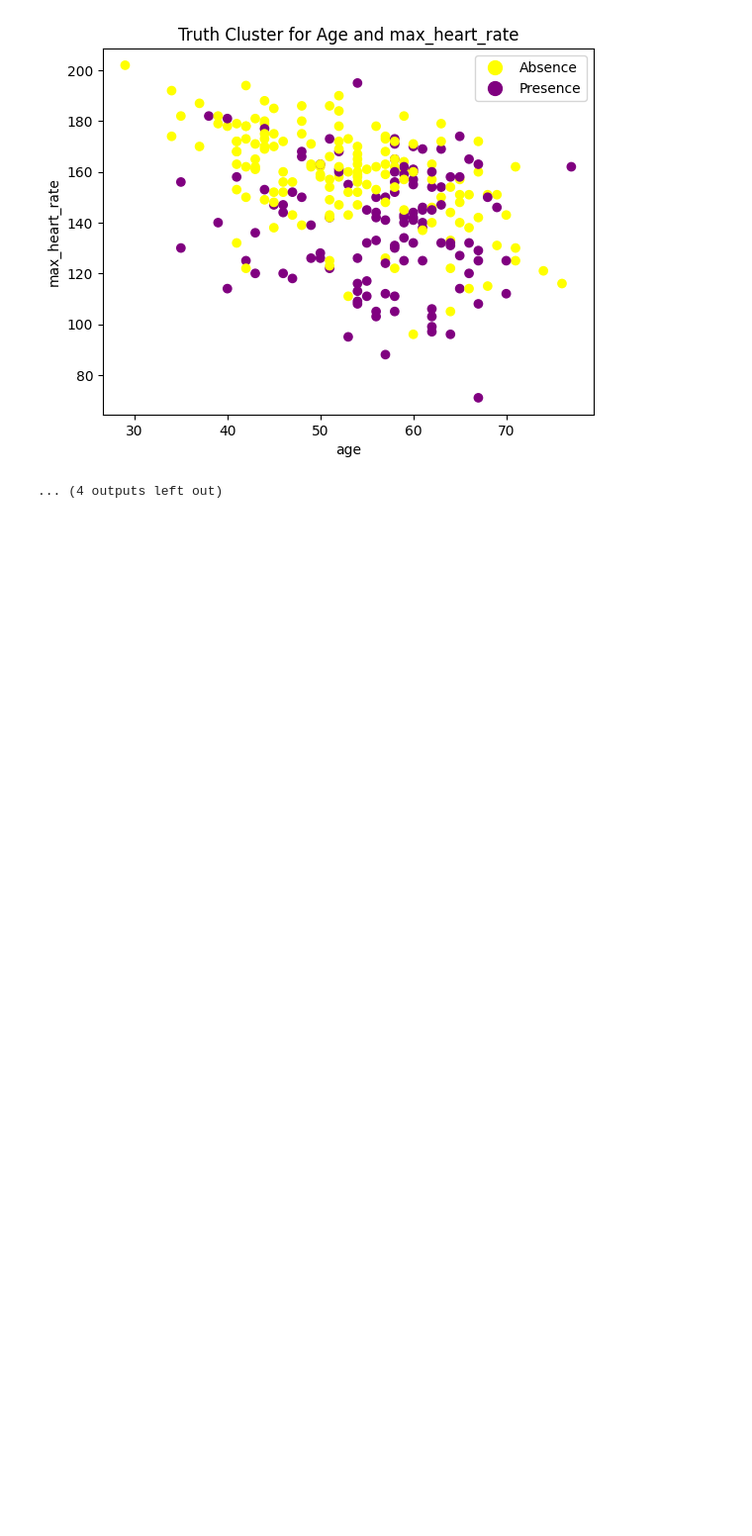
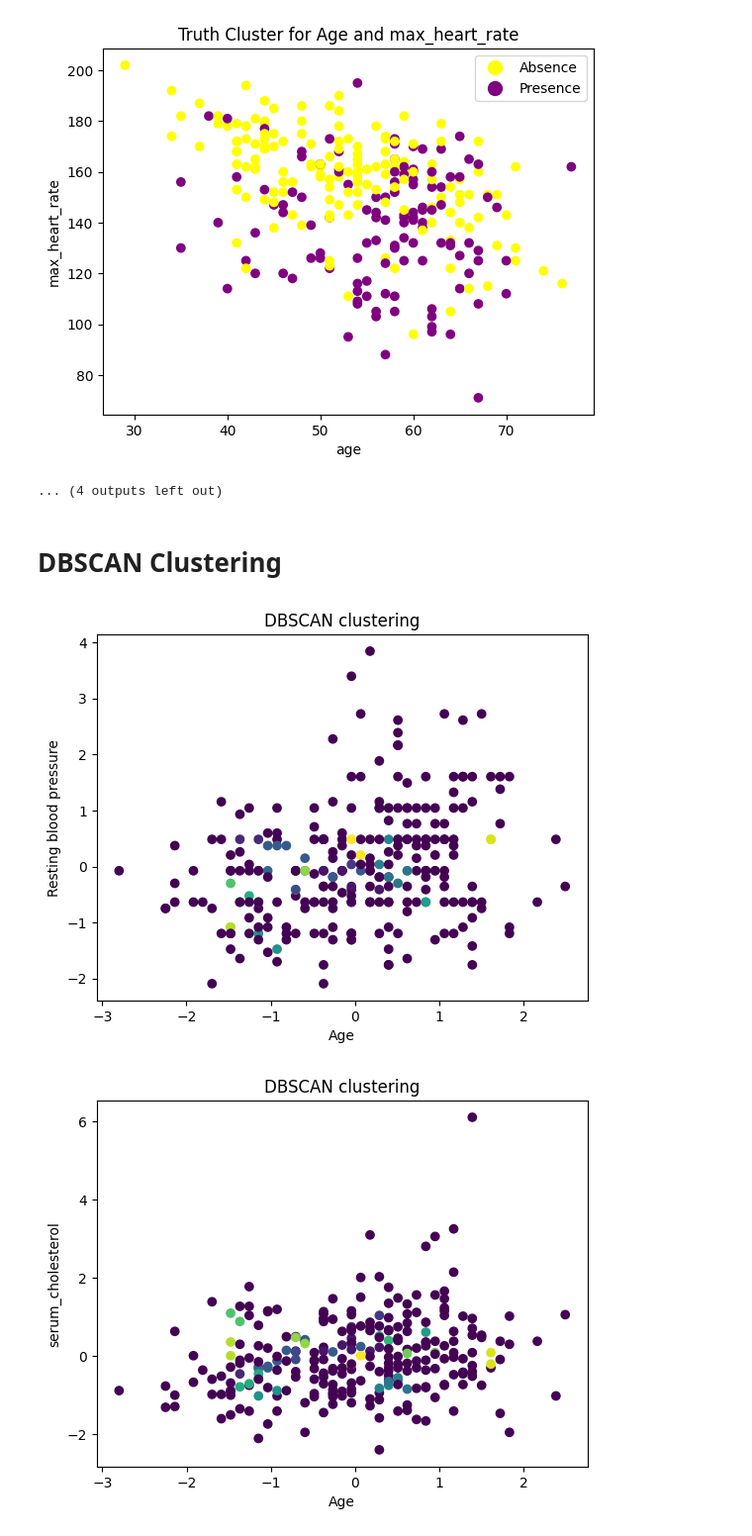
Before and after one commit to underwoodbrady/CSCI-347-Final, a Jupyter notebook: CSCI-347-Final.ipynb, the cells around one changed output. Shown at 99% size. Saved outputs shown, nothing was run; the diff lists cells and outputs as text; code cells hidden in the pictures; blank space fills up the shorter version.

Commit message:
DBSCAN

```diff
--- a/CSCI-347-Final.ipynb
+++ b/CSCI-347-Final.ipynb
@@ -251,3 +251,71 @@ plt.show()
 [figure]
 [figure]
 ... (4 outputs left out)
+# %% [markdown]
+# DBSCAN Clustering
+# %%
+from sklearn.decomposition import PCA
+
+pca = PCA(n_components=6)
+pca.fit(labeled_df)
+transformed = pca.transform(labeled_df)
+labeled_array = labeled_df.to_numpy()
+# %%
+from sklearn.preprocessing import StandardScaler
+from sklearn.cluster import DBSCAN
+
+['age', 'resting_blood_pressure', 'serum_cholesterol', 'max_heart_rate', 'oldpeak', 'presence_of_disease']
+#-------------------------------------------Resting Blood Pressure
+scaler = StandardScaler()
+X = scaler.fit_transform(labeled_df.drop('presence_of_disease', axis=1))
+
+dbscan = DBSCAN(eps=.5, min_samples=2)
+clusters = dbscan.fit_predict(X)
+
+plt.scatter(X[:, 0], X[:, 1], c=clusters, cmap='viridis')
+plt.xlabel('Age')
+plt.ylabel('Resting blood pressure')
+plt.title('DBSCAN clustering')
+plt.show()
+
+#-------------------------------------------serum_cholesterol
+scaler = StandardScaler()
+X = scaler.fit_transform(labeled_df.drop('presence_of_disease', axis=1))
+
+dbscan = DBSCAN(eps=.5, min_samples=2)
+clusters = dbscan.fit_predict(X)
+
+plt.scatter(X[:, 0], X[:, 2], c=clusters, cmap='viridis')
+plt.xlabel('Age')
+plt.ylabel('serum_cholesterol')
+plt.title('DBSCAN clustering')
+plt.show()
+
+#-------------------------------------------max_heart_rate
+scaler = StandardScaler()
+X = scaler.fit_transform(labeled_df.drop('presence_of_disease', axis=1))
+
+dbscan = DBSCAN(eps=.5, min_samples=2)
+clusters = dbscan.fit_predict(X)
+
+plt.scatter(X[:, 0], X[:, 3], c=clusters, cmap='viridis')
+plt.xlabel('Age')
+plt.ylabel('max_heart_rate')
+plt.title('DBSCAN clustering')
+plt.show()
+
+#-------------------------------------------oldpeak
+scaler = StandardScaler()
+X = scaler.fit_transform(labeled_df.drop('presence_of_disease', axis=1))
+
+dbscan = DBSCAN(eps=.5, min_samples=2)
+clusters = dbscan.fit_predict(X)
+
+plt.scatter(X[:, 0], X[:, 4], c=clusters, cmap='viridis')
+plt.xlabel('Age')
+plt.ylabel('oldpeak')
+plt.title('DBSCAN clustering')
+plt.show()
+# %% [output]
+[figure, added]
+[figure, added]
```
Also changed, not shown: parts of 2 cells of this notebook.
